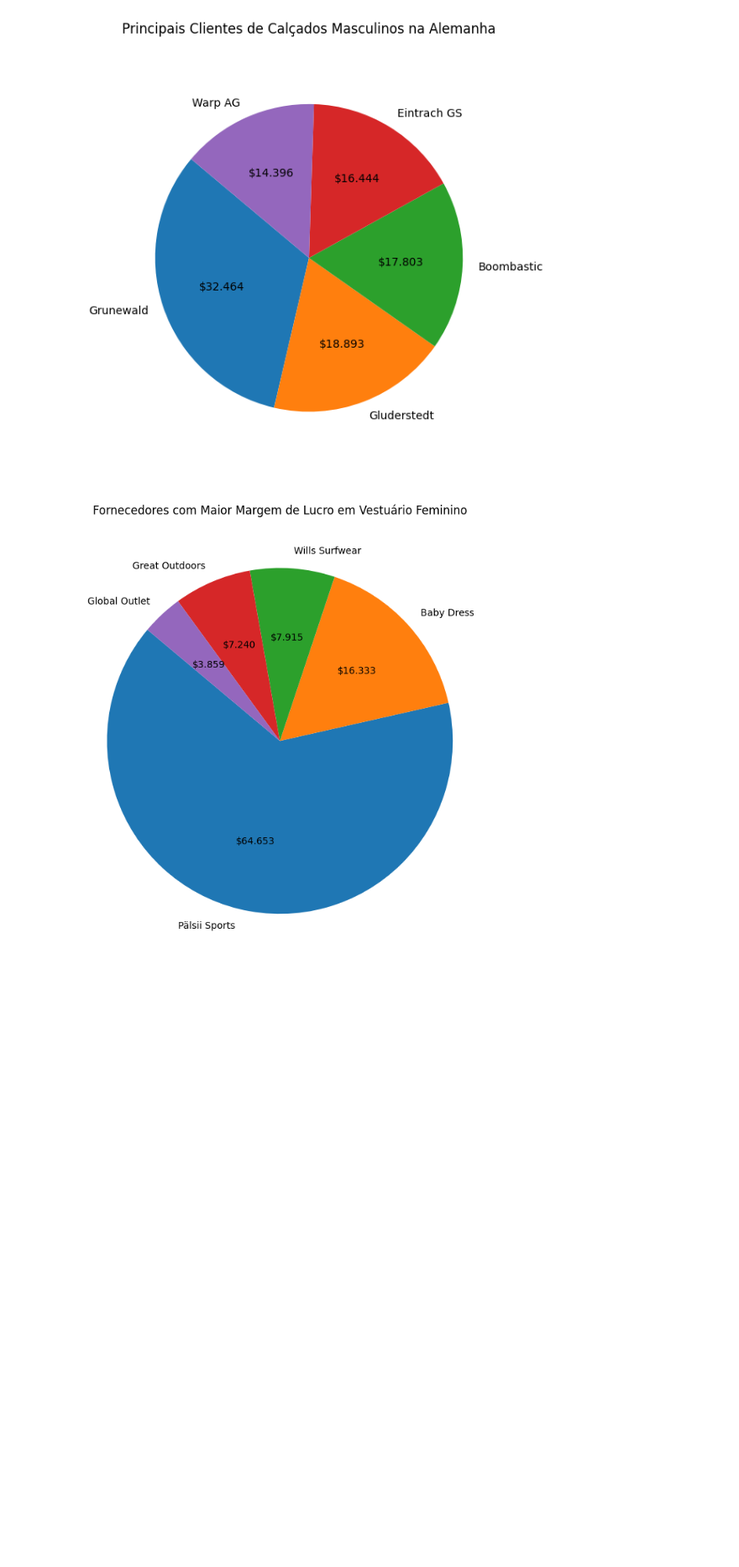
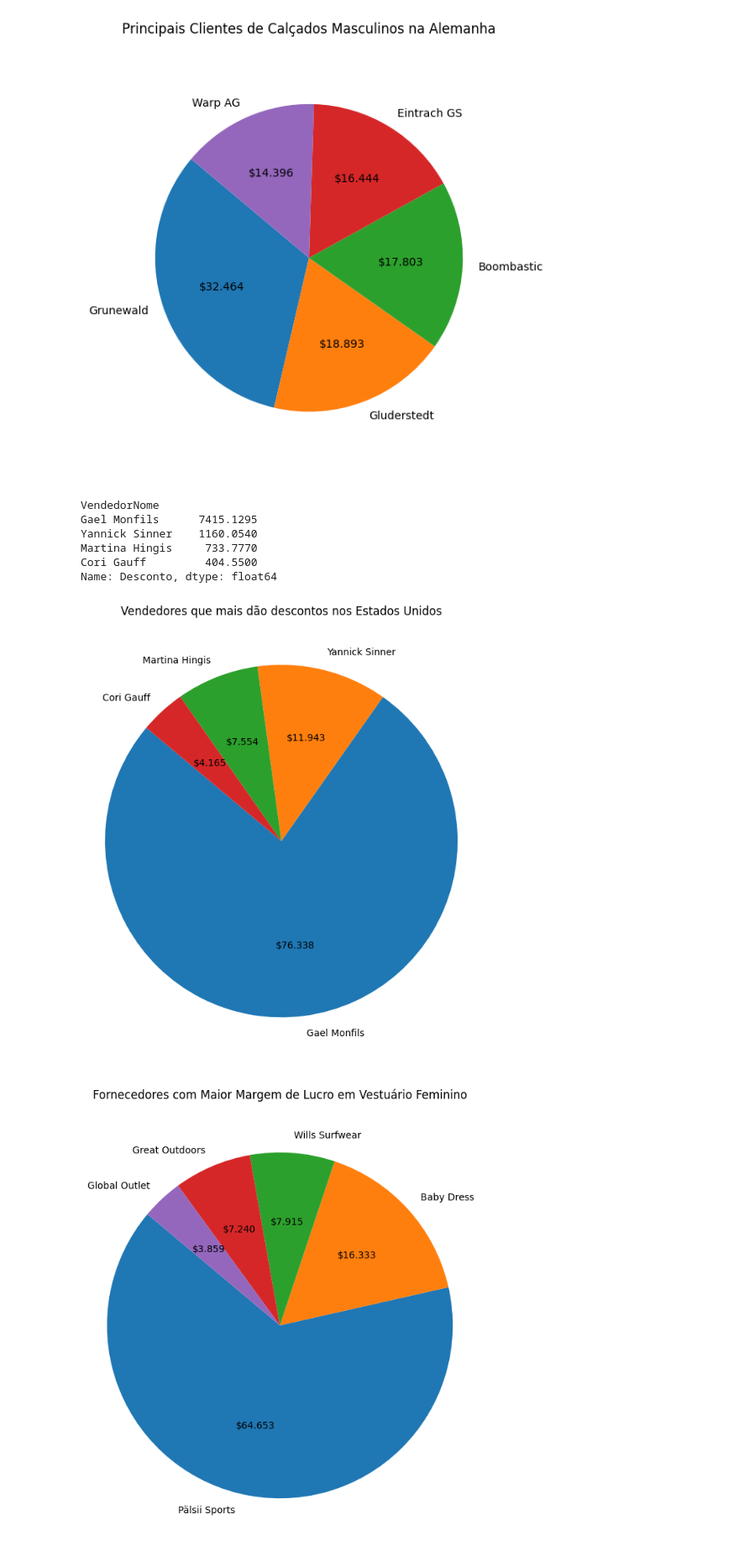
Before and after one commit to ronaldofillho/BI, a Jupyter notebook: Atividade1/Leitura.ipynb, the cells around one changed output. Shown: that part at 84% size. Saved outputs shown, nothing was run; the diff lists cells and outputs as text; code cells hidden in the pictures; blank space fills up the shorter version.

```diff
--- a/Atividade1/Leitura.ipynb
+++ b/Atividade1/Leitura.ipynb
@@ -200,3 +198,26 @@ plt.show()
+# %%
+# 6. Quais os vendedores que mais dão descontos nos Estados Unidos?
+
+usaSales = planilha_total[planilha_total['ClientePaís'] == 'USA']
+usaSellerByMoreDiscount = usaSales.groupby('VendedorNome')['Desconto'].sum()
+usaSellerByMoreDiscountOrder = usaSellerByMoreDiscount.sort_values(ascending=False).head(5)
+
+print(usaSellerByMoreDiscountOrder)
+
+plt.figure(figsize=(6,7))
+plt.pie(usaSellerByMoreDiscountOrder, labels=usaSellerByMoreDiscountOrder.index, autopct='$%1.3f', startangle=140)
+plt.axis('equal')
+plt.title('Vendedores que mais dão descontos nos Estados Unidos')
+plt.tight_layout()
+plt.show()
+# %% [output]
+VendedorNome
+Gael Monfils      7415.1295
+Yannick Sinner    1160.0540
+Martina Hingis     733.7770
+Cori Gauff         404.5500
+Name: Desconto, dtype: float64
+[figure, added]
 # %%
 #7. Quais os fornecedores que dão a maior margem de lucro ($) no segmento de “Vestuário Feminino” (Womens wear)?
 
```
Also changed, not shown: parts of 2 cells of this notebook.
